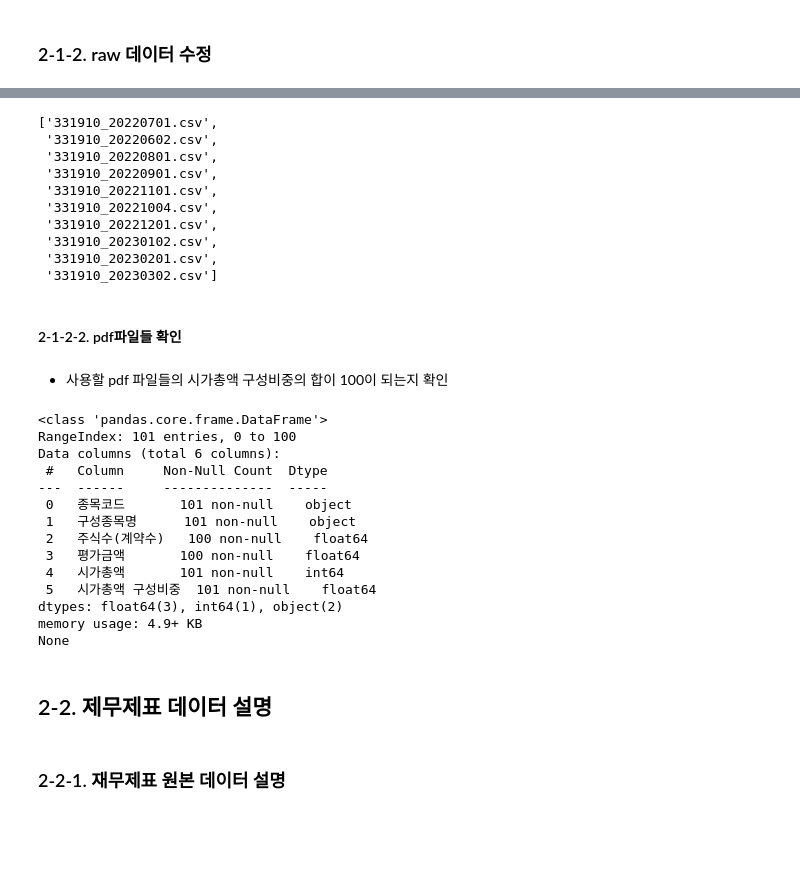
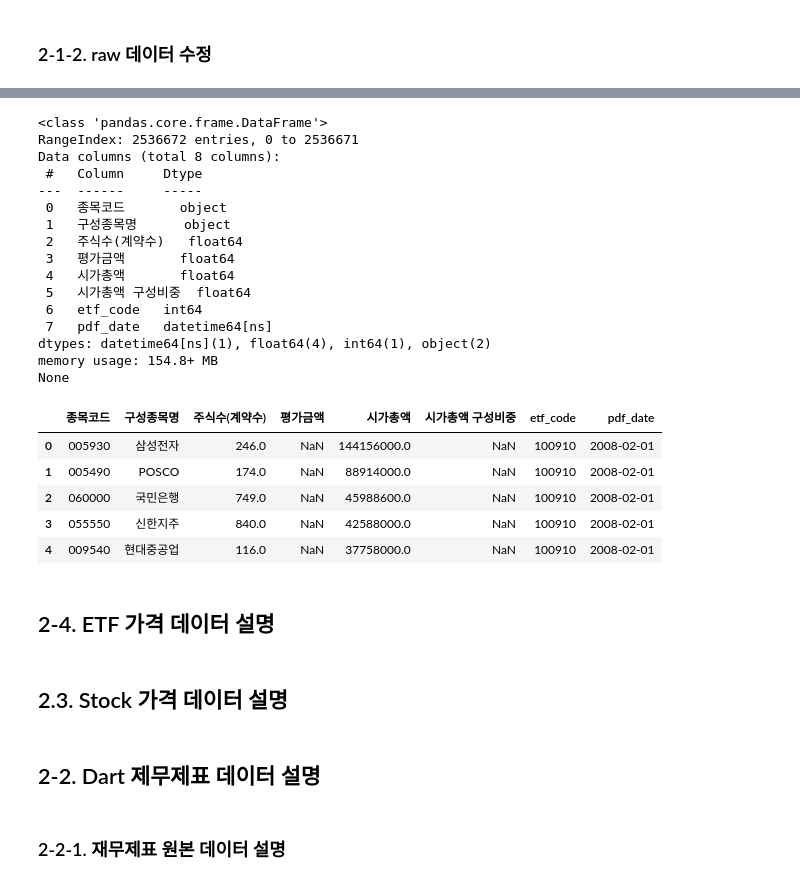
Before and after one commit to Ryong1998/snowball, a Jupyter notebook: 2_Data_Preparation.ipynb, the cells around one changed output, grey strips where cells are left out. Cells and saved outputs as stored; diff of their text form; code cells hidden in the pictures; blank space fills up the shorter version.

```diff
--- a/2_Data_Preparation.ipynb
+++ b/2_Data_Preparation.ipynb
@@ -644,7 +664,3 @@ df_etf_base_after.to_pickle('/content/drive/MyDrive/snowball/data/After_raw/etf_
 # %%
-# 사용하는 etf의 코드들을 리스트로 추출
 import pandas as pd
-
-df_etf_base_after = pd.read_pickle('/content/drive/MyDrive/snowball/data/After_raw/etf_base_info.pkl')
-etf_code_list = list(df_etf_base_after['단축코드'])
-etf_code_list[:5]
+df_pdf_files = pd.read_pickle('/content/drive/MyDrive/snowball/data/df_pdf_files.pkl')
@@ -675,39 +667,28 @@ for pdf_file in file_list: # PDF_files 폴더안에 있는 모든 pdf 파일들
-# %%
-pdf_file_list[-10:]
-# %% [output]
-['331910_20220701.csv',
- '331910_20220602.csv',
- '331910_20220801.csv',
- '331910_20220901.csv',
- '331910_20221101.csv',
- '331910_20221004.csv',
- '331910_20221201.csv',
- '331910_20230102.csv',
- '331910_20230201.csv',
- '331910_20230302.csv']
-# %% [markdown]
-#### 2-1-2-2. pdf파일들 확인
-# %% [markdown]
-- 사용할 pdf 파일들의 시가총액 구성비중의 합이 100이 되는지 확인
-# %%
-import pandas as pd
-def check_pdf_file(filepath):
-  df_pdf = pd.read_csv(filepath, encoding='cp949')
-  print(df_pdf.info())
-
-check_pdf_file('/content/drive/MyDrive/snowball/data/PDF_files/331910_20220701.csv')
-# %% [output]
-<class 'pandas.core.frame.DataFrame'>
-RangeIndex: 101 entries, 0 to 100
-Data columns (total 6 columns):
- #   Column     Non-Null Count  Dtype
----  ------     --------------  -----
- 0   종목코드       101 non-null    object
- 1   구성종목명      101 non-null    object
- 2   주식수(계약수)   100 non-null    float64
- 3   평가금액       100 non-null    float64
- 4   시가총액       101 non-null    int64
- 5   시가총액 구성비중  101 non-null    float64
-dtypes: float64(3), int64(1), object(2)
-memory usage: 4.9+ KB
-None
+# %%
+print(df_pdf_files.info())
+df_pdf_files.head()
+# %% [output]
+<class 'pandas.core.frame.DataFrame'>
+RangeIndex: 2536672 entries, 0 to 2536671
+Data columns (total 8 columns):
+ #   Column     Dtype
+---  ------     -----
+ 0   종목코드       object
+ 1   구성종목명      object
+ 2   주식수(계약수)   float64
+ 3   평가금액       float64
+ 4   시가총액       float64
+ 5   시가총액 구성비중  float64
+ 6   etf_code   int64
+ 7   pdf_date   datetime64[ns]
+dtypes: datetime64[ns](1), float64(4), int64(1), object(2)
+memory usage: 154.8+ MB
+None
+|  | 종목코드 | 구성종목명 | 주식수(계약수) | 평가금액 | 시가총액 | 시가총액 구성비중 | etf_code | pdf_date |
+| 0 | 005930 | 삼성전자 | 246.0 | NaN | 144156000.0 | NaN | 100910 | 2008-02-01 |
+| 1 | 005490 | POSCO | 174.0 | NaN | 88914000.0 | NaN | 100910 | 2008-02-01 |
+| 2 | 060000 | 국민은행 | 749.0 | NaN | 45988600.0 | NaN | 100910 | 2008-02-01 |
+| 3 | 055550 | 신한지주 | 840.0 | NaN | 42588000.0 | NaN | 100910 | 2008-02-01 |
+| 4 | 009540 | 현대중공업 | 116.0 | NaN | 37758000.0 | NaN | 100910 | 2008-02-01 |
+# %% [markdown]
+## 2-4. ETF 가격 데이터 설명
@@ -713,0 +717,2 @@ None
+# %% [markdown]
+## 2.3. Stock 가격 데이터 설명
@@ -714,5 +741,5 @@ None
 # %% [markdown]
-## 2-2. 제무제표 데이터 설명
+## 2-2. Dart 제무제표 데이터 설명
 # %% [markdown]
 ### 2-2-1. 재무제표 원본 데이터 설명
 # %% [markdown]
```
Also changed, not shown: parts of 11 cells of this notebook.
